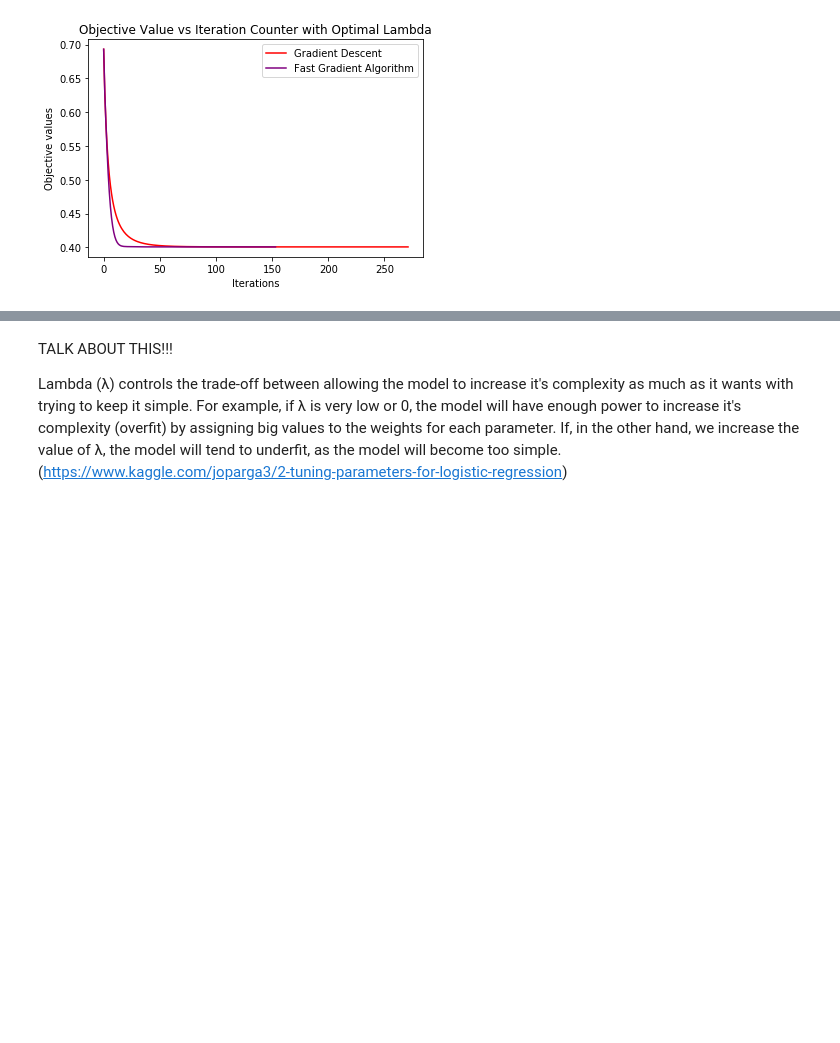
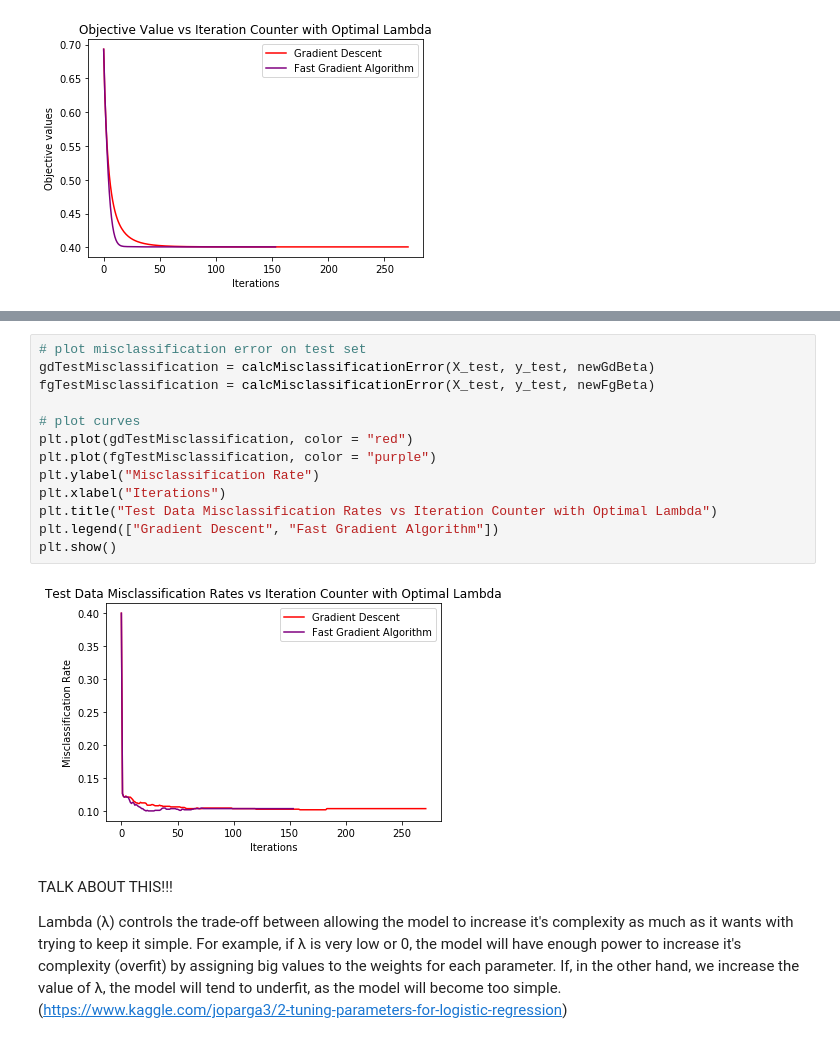
Before and after one commit to TaraWilson17/data558, a Jupyter notebook: hw3.ipynb, the cells around one changed output, grey strips where cells are left out. Saved outputs shown, nothing was run; the diff lists cells and outputs as text; blank space fills up the shorter version.

```diff
--- a/hw3.ipynb
+++ b/hw3.ipynb
@@ -299,3 +395,18 @@ cvScore
+# %%
+# plot misclassification error on test set
+gdTestMisclassification = calcMisclassificationError(X_test, y_test, newGdBeta)
+fgTestMisclassification = calcMisclassificationError(X_test, y_test, newFgBeta)
+
+# plot curves
+plt.plot(gdTestMisclassification, color = "red")
+plt.plot(fgTestMisclassification, color = "purple")
+plt.ylabel("Misclassification Rate")
+plt.xlabel("Iterations")
+plt.title("Test Data Misclassification Rates vs Iteration Counter with Optimal Lambda")
+plt.legend(["Gradient Descent", "Fast Gradient Algorithm"])
+plt.show()
+# %% [output]
+[figure, added]
 # %% [markdown]
 TALK ABOUT THIS!!!
 
```
Also changed, not shown: parts of 26 cells of this notebook.
